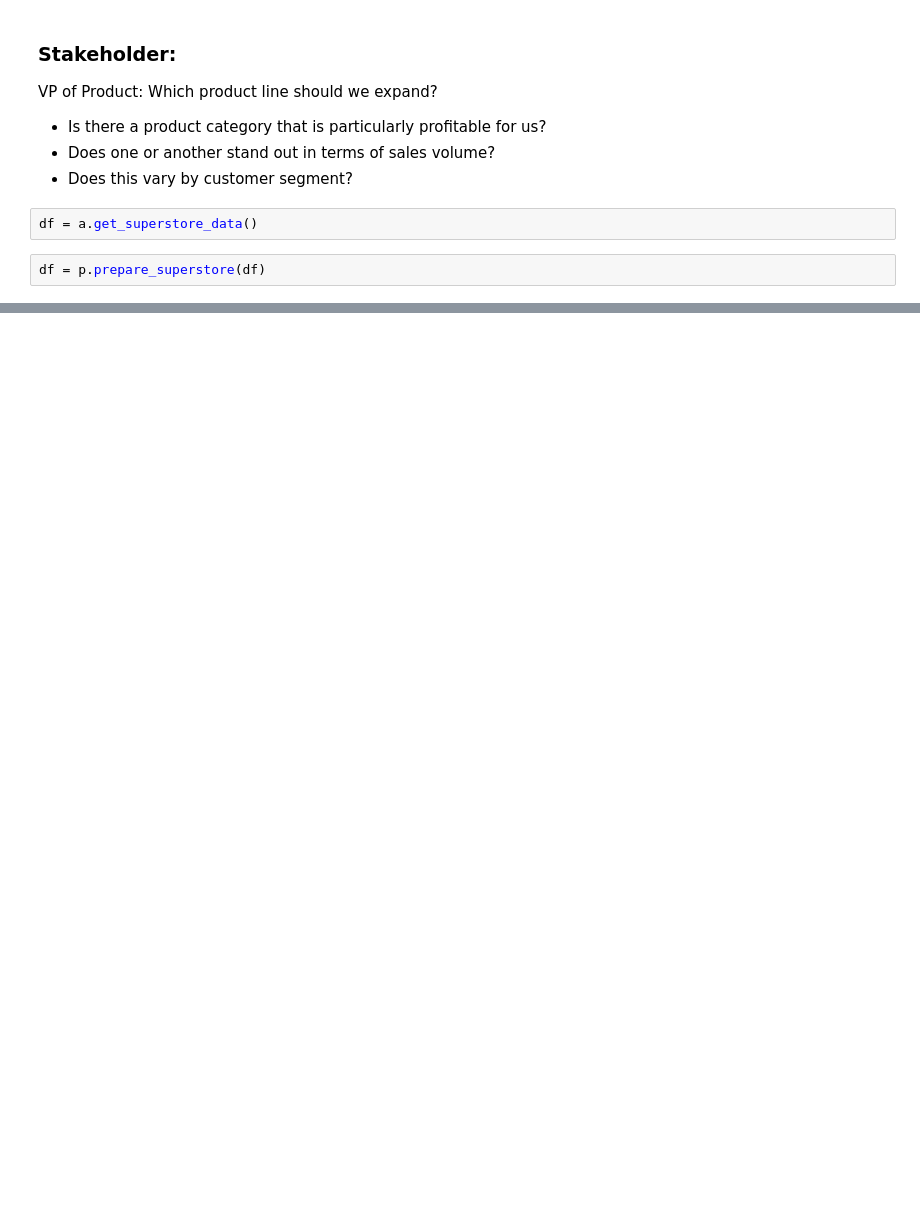
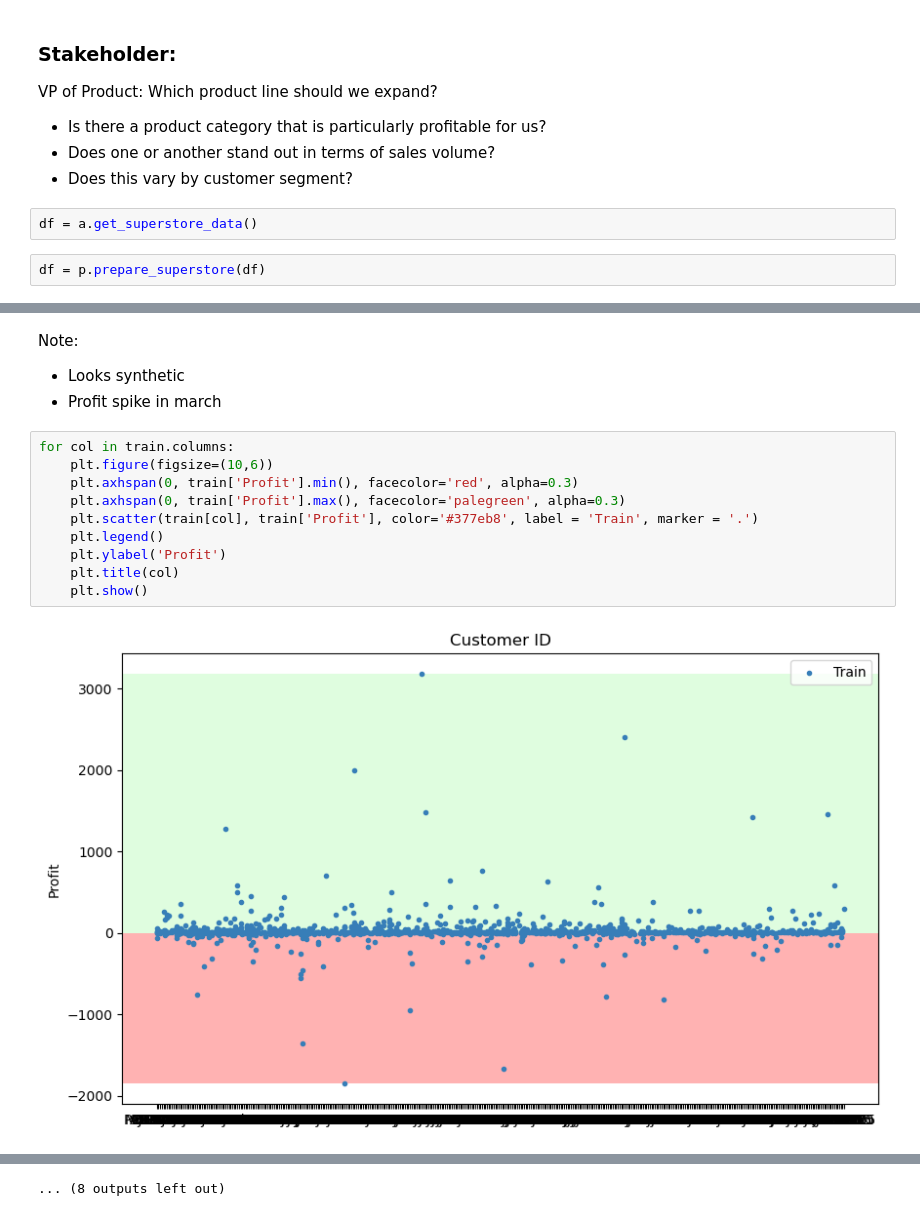
Before and after one commit to JoshuaHolt-Tech/time-series-project, a Jupyter notebook: time_series_project.ipynb, the cells around one changed output, grey strips where cells are left out. Drawn from its saved outputs; the diff is of its cells as text; blank space fills up the shorter version.

```diff
--- a/time_series_project.ipynb
+++ b/time_series_project.ipynb
@@ -102,0 +118,16 @@ df.Profitable.sum
+# %% [markdown]
+Note:
+- Looks synthetic
+- Profit spike in march
+# %%
+for col in train.columns:
+    plt.figure(figsize=(10,6))
+    plt.axhspan(0, train['Profit'].min(), facecolor='red', alpha=0.3)
+    plt.axhspan(0, train['Profit'].max(), facecolor='palegreen', alpha=0.3)
+    plt.scatter(train[col], train['Profit'], color='#377eb8', label = 'Train', marker = '.')
+    plt.legend()
+    plt.ylabel('Profit')
+    plt.title(col)
+    plt.show()
+# %% [output]
+[figure, added]
@@ -102,0 +145 @@ df.Profitable.sum
+... (8 outputs left out)
```
Also changed, not shown: parts of 22 cells of this notebook, 1 other file.
